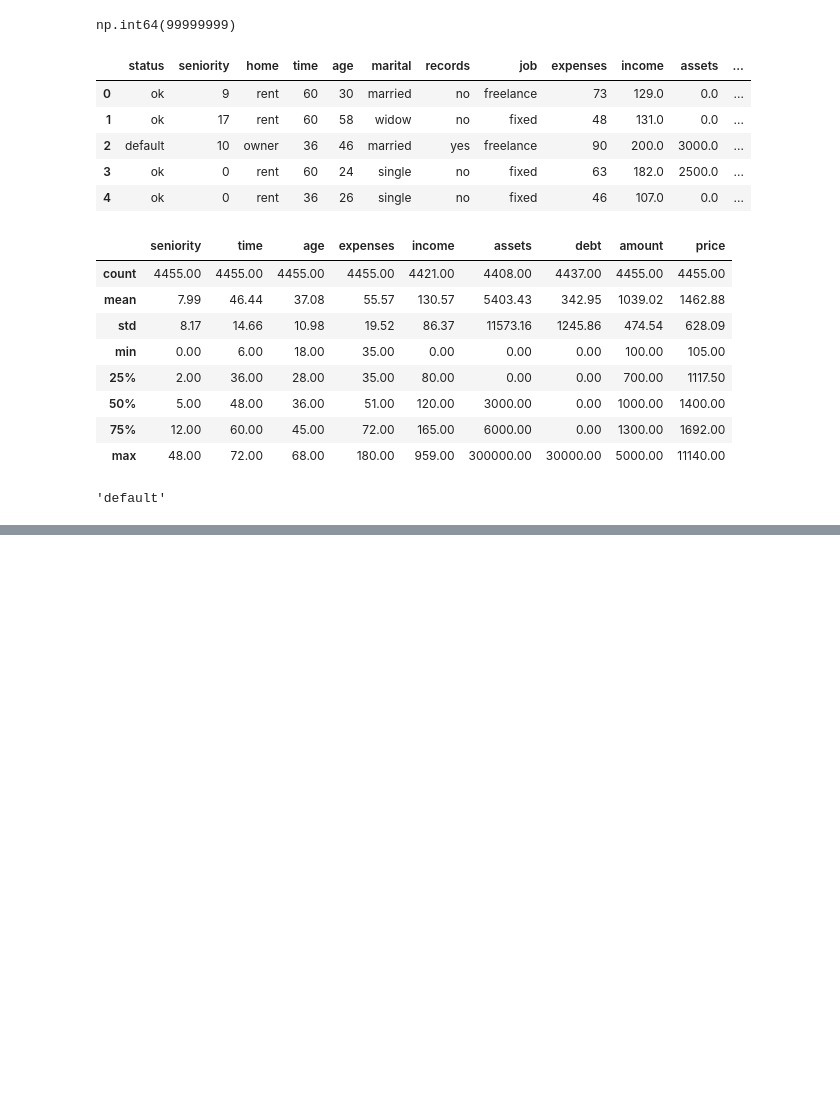
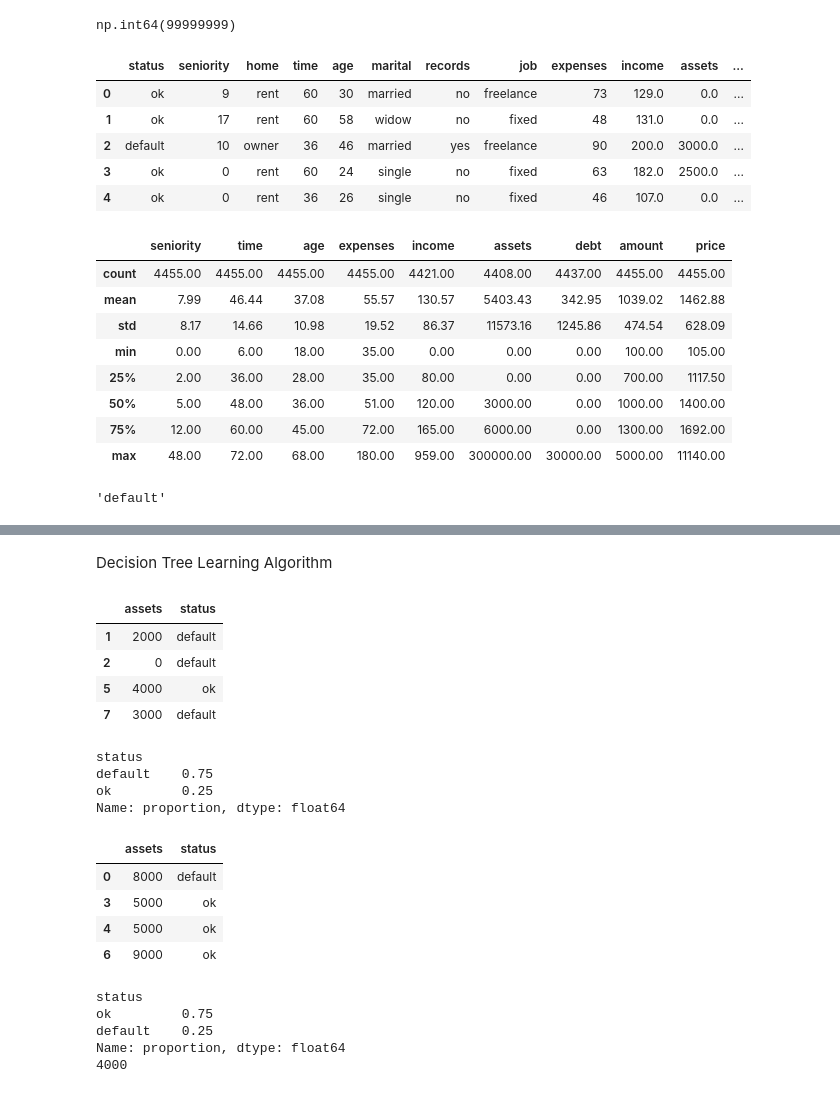
Before and after one commit to MarshallW11/ml-zoomcamp, a Jupyter notebook: 06-Decision-Trees-And-Ensemble/credit_risk_scoring_project.ipynb, the cells around one changed output, grey strips where cells are left out. Saved outputs shown, nothing was run; the diff lists cells and outputs as text; code cells hidden in the pictures; blank space fills up the shorter version.

Commit message:
Decision tree code

```diff
--- a/06-Decision-Trees-And-Ensemble/credit_risk_scoring_project.ipynb
+++ b/06-Decision-Trees-And-Ensemble/credit_risk_scoring_project.ipynb
@@ -209,0 +210,2 @@ print(export_text(dt, feature_names=dv.get_feature_names_out()))
+# %% [markdown]
+Decision Tree Learning Algorithm
@@ -209,0 +228,30 @@ print(export_text(dt, feature_names=dv.get_feature_names_out()))
+# %%
+T= 4000
+df_left = df_example[df_example.assets <= T]
+df_right = df_example[df_example.assets > T]
+
+display(df_left)
+print(df_left.status.value_counts(normalize=True))
+display(df_right)
+print(df_right.status.value_counts(normalize=True))
+print(T)
+# %% [output]
+|  | assets | status |
+| 1 | 2000 | default |
+| 2 | 0 | default |
+| 5 | 4000 | ok |
+| 7 | 3000 | default |
+status
+default    0.75
+ok         0.25
+Name: proportion, dtype: float64
+|  | assets | status |
+| 0 | 8000 | default |
+| 3 | 5000 | ok |
+| 4 | 5000 | ok |
+| 6 | 9000 | ok |
+status
+ok         0.75
+default    0.25
+Name: proportion, dtype: float64
+4000
```
Also changed, not shown: parts of 8 cells of this notebook.
